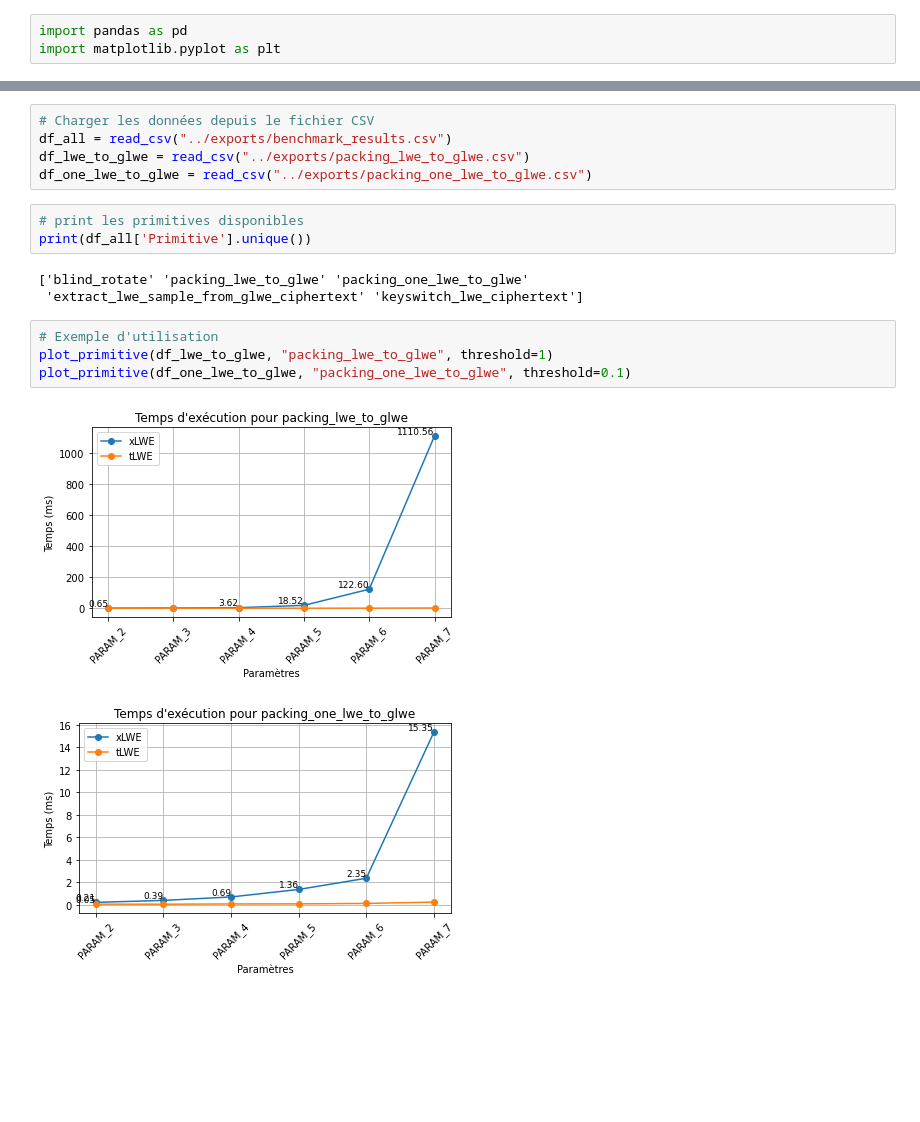
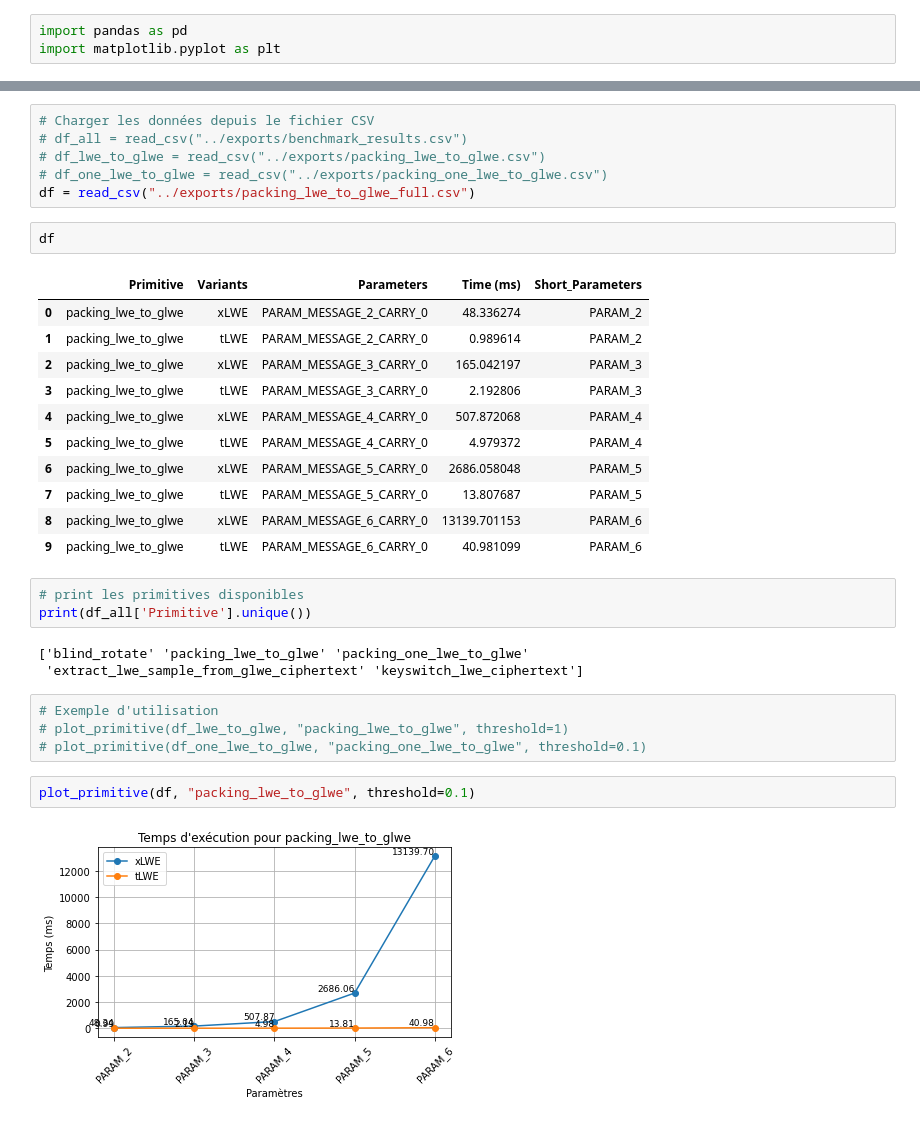
Before and after one commit to sofianeazogagh/revoLUT, a Jupyter notebook: charts/charts_primitives.ipynb, the cells around one changed output, grey strips where cells are left out. Drawn from its saved outputs; the diff is of its cells as text; blank space fills up the shorter version.

Commit message:
packing versions

```diff
--- a/charts/charts_primitives.ipynb
+++ b/charts/charts_primitives.ipynb
@@ -65,8 +109,23 @@ def read_csv(file_path):
 # %%
 # Charger les données depuis le fichier CSV
-df_all = read_csv("../exports/benchmark_results.csv")
-df_lwe_to_glwe = read_csv("../exports/packing_lwe_to_glwe.csv")
-df_one_lwe_to_glwe = read_csv("../exports/packing_one_lwe_to_glwe.csv")
+# df_all = read_csv("../exports/benchmark_results.csv")
+# df_lwe_to_glwe = read_csv("../exports/packing_lwe_to_glwe.csv")
+# df_one_lwe_to_glwe = read_csv("../exports/packing_one_lwe_to_glwe.csv")
+df = read_csv("../exports/packing_lwe_to_glwe_full.csv")
+# %%
+df
+# %% [output]
+|  | Primitive | Variants | Parameters | Time (ms) | Short_Parameters |
+| 0 | packing_lwe_to_glwe | xLWE | PARAM_MESSAGE_2_CARRY_0 | 48.336274 | PARAM_2 |
+| 1 | packing_lwe_to_glwe | tLWE | PARAM_MESSAGE_2_CARRY_0 | 0.989614 | PARAM_2 |
+| 2 | packing_lwe_to_glwe | xLWE | PARAM_MESSAGE_3_CARRY_0 | 165.042197 | PARAM_3 |
+| 3 | packing_lwe_to_glwe | tLWE | PARAM_MESSAGE_3_CARRY_0 | 2.192806 | PARAM_3 |
+| 4 | packing_lwe_to_glwe | xLWE | PARAM_MESSAGE_4_CARRY_0 | 507.872068 | PARAM_4 |
+| 5 | packing_lwe_to_glwe | tLWE | PARAM_MESSAGE_4_CARRY_0 | 4.979372 | PARAM_4 |
+| 6 | packing_lwe_to_glwe | xLWE | PARAM_MESSAGE_5_CARRY_0 | 2686.058048 | PARAM_5 |
+| 7 | packing_lwe_to_glwe | tLWE | PARAM_MESSAGE_5_CARRY_0 | 13.807687 | PARAM_5 |
+| 8 | packing_lwe_to_glwe | xLWE | PARAM_MESSAGE_6_CARRY_0 | 13139.701153 | PARAM_6 |
+| 9 | packing_lwe_to_glwe | tLWE | PARAM_MESSAGE_6_CARRY_0 | 40.981099 | PARAM_6 |
 # %%
 # print les primitives disponibles
 print(df_all['Primitive'].unique())
@@ -75,8 +134,9 @@ print(df_all['Primitive'].unique())
  'extract_lwe_sample_from_glwe_ciphertext' 'keyswitch_lwe_ciphertext']
 # %%
 # Exemple d'utilisation
-plot_primitive(df_lwe_to_glwe, "packing_lwe_to_glwe", threshold=1)
-plot_primitive(df_one_lwe_to_glwe, "packing_one_lwe_to_glwe", threshold=0.1)
+# plot_primitive(df_lwe_to_glwe, "packing_lwe_to_glwe", threshold=1)
+# plot_primitive(df_one_lwe_to_glwe, "packing_one_lwe_to_glwe", threshold=0.1)
-# %% [output]
-[figure, removed]
-[figure, removed]
+# %%
+plot_primitive(df, "packing_lwe_to_glwe", threshold=0.1)
+# %% [output]
+[figure, added]
```
Also changed, not shown: parts of 5 cells of this notebook, 9 other files.
